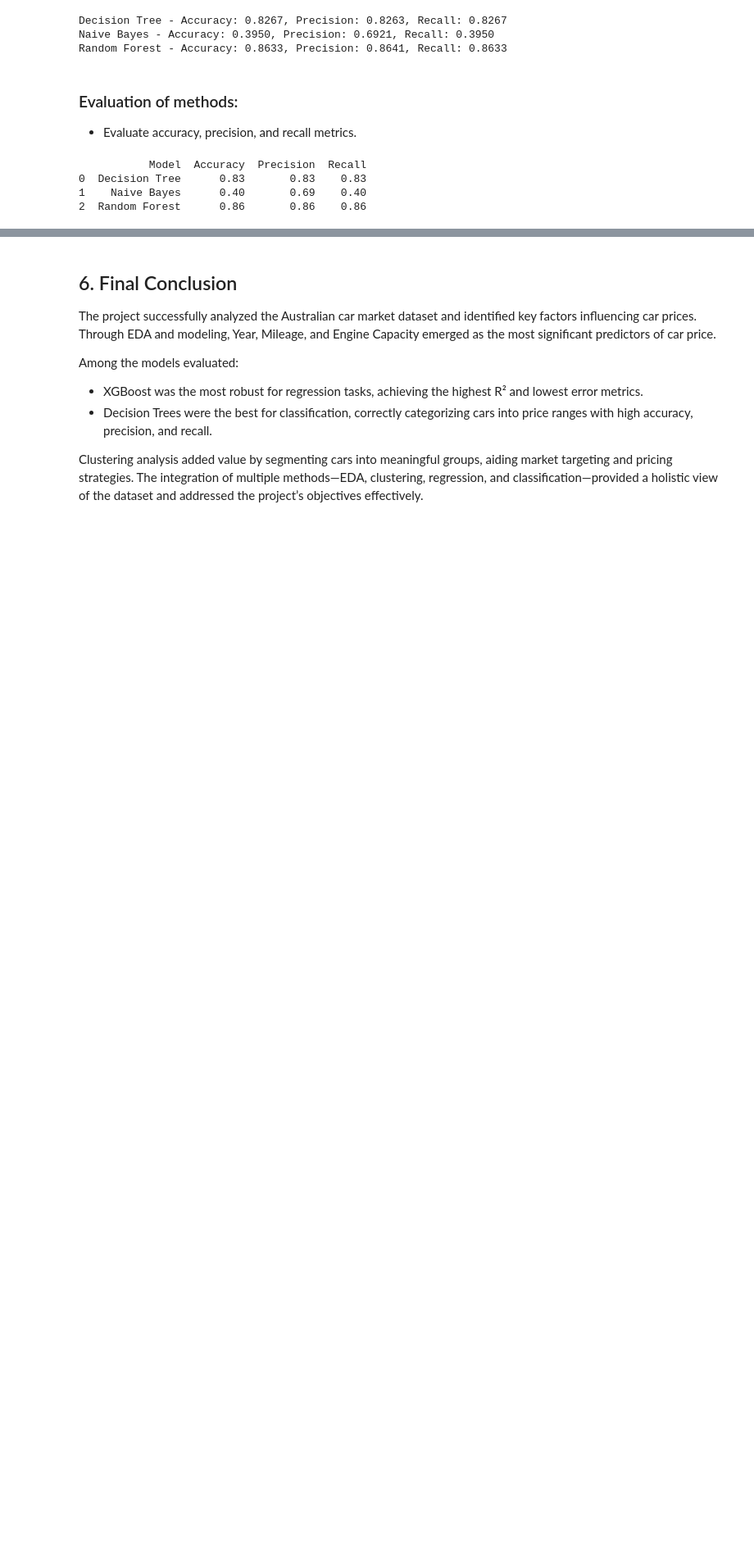
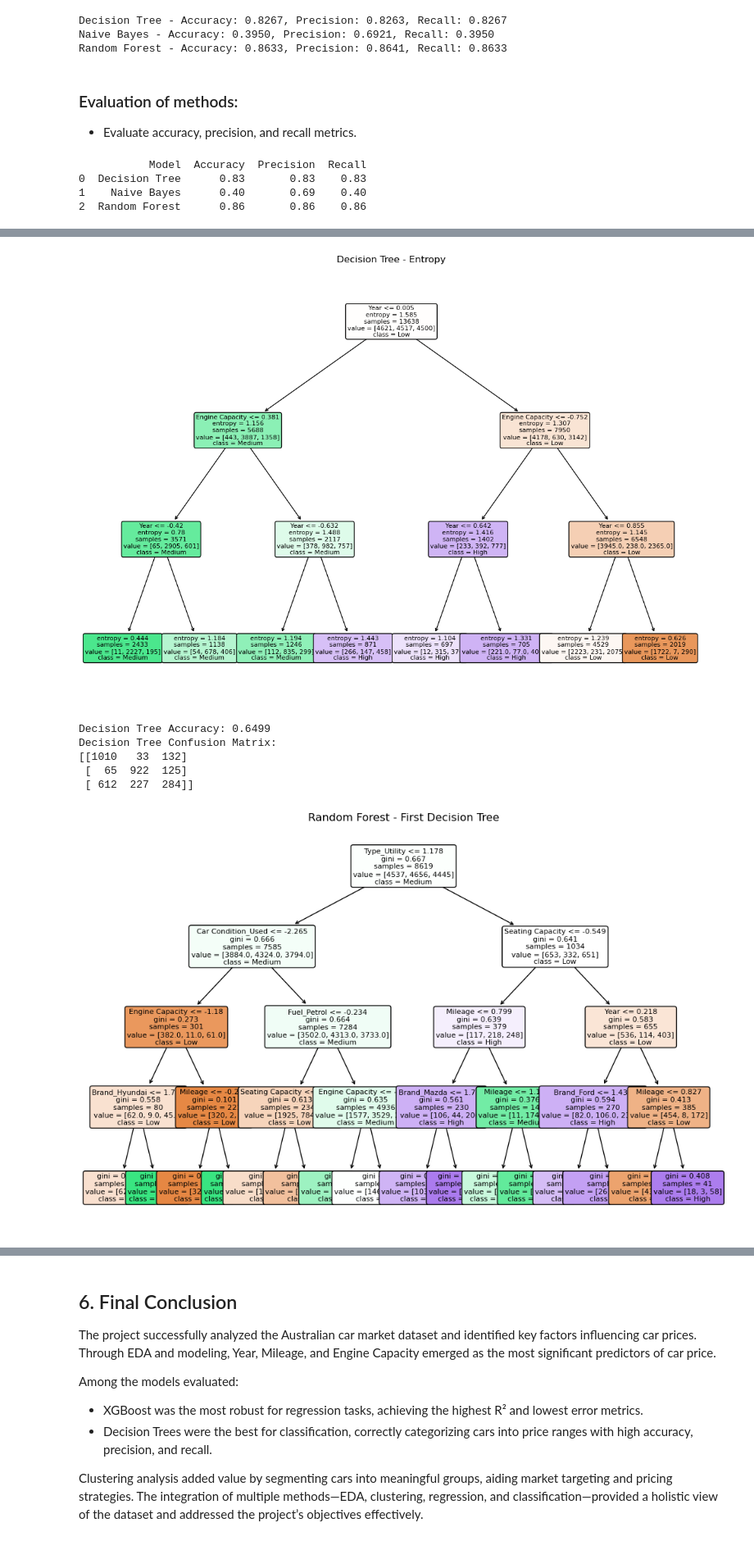
Before and after one commit to Carlos-Sibaja/CarPrice, a Jupyter notebook: Cars_Data.ipynb, the cells around one changed output, grey strips where cells are left out. Shown at 82% size. Cells and saved outputs as stored; diff of their text form; code cells hidden in the pictures; blank space fills up the shorter version.

```diff
--- a/Cars_Data.ipynb
+++ b/Cars_Data.ipynb
@@ -1158 +1169,75 @@ Random Forest Confusion Matrix:
             and recall, making it the better choice for this classification task.
+# %%
+from sklearn.tree import DecisionTreeClassifier, plot_tree
+from sklearn.ensemble import RandomForestClassifier
+from sklearn.metrics import accuracy_score, confusion_matrix
+import matplotlib.pyplot as plt
+import pandas as pd
+from sklearn.model_selection import train_test_split
+from sklearn.preprocessing import StandardScaler
+
+# Select features and target variable
+features = ['Brand', 'Year', 'Mileage', 'Type', 'Gearbox', 'Fuel', 'Car Condition', 'Engine Capacity', 'Seating Capacity']
+
+# Define the features (X) and target (y)
+X = cleaned_data[features]
+y = cleaned_data['Price_Range']
+
+# Encode categorical variables using One-Hot Encoding
+X = pd.get_dummies(X, columns=['Brand', 'Type', 'Gearbox', 'Fuel', 'Car Condition'], drop_first=True)
+
+# Split the data into training and test sets
+X_train, X_test, y_train, y_test = train_test_split(X, y, test_size=0.2, random_state=42)
+
+# Standardize features to improve model performance
+scaler = StandardScaler()
+X_train = scaler.fit_transform(X_train)
+X_test = scaler.transform(X_test)
+
+# Create and train the Decision Tree
+dtree = DecisionTreeClassifier(criterion='entropy', max_depth=3, random_state=42)
+dtree.fit(X_train, y_train)
+
+# Make predictions and calculate accuracy and confusion matrix for the Decision Tree
+dtree_pred = dtree.predict(X_test)
+dtree_accuracy = accuracy_score(y_test, dtree_pred)
+dtree_conf_matrix = confusion_matrix(y_test, dtree_pred)
+
+# Plot the Decision Tree with smaller font size
+plt.figure(figsize=(14, 10))
+plot_tree(dtree, feature_names=X.columns, class_names=['Low', 'Medium', 'High'], filled=True, rounded=True, fontsize=8)
+plt.title("Decision Tree - Entropy")
+plt.show()
+
+# Print Decision Tree accuracy and confusion matrix
+print(f"Decision Tree Accuracy: {dtree_accuracy:.4f}")
+print("Decision Tree Confusion Matrix:")
+print(dtree_conf_matrix)
+
+# Create and train the Random Forest model
+rf = RandomForestClassifier(n_estimators=100, max_depth=4, random_state=42)
+rf.fit(X_train, y_train)
+
+# Make predictions and calculate accuracy and confusion matrix for the Random Forest
+rf_pred = rf.predict(X_test)
+rf_accuracy = accuracy_score(y_test, rf_pred)
+rf_conf_matrix = confusion_matrix(y_test, rf_pred)
+
+# Plot a single tree from the Random Forest with smaller font size
+plt.figure(figsize=(12, 8))
+plot_tree(rf.estimators_[0], feature_names=X.columns, class_names=['Low', 'Medium', 'High'], filled=True, rounded=True, fontsize=8)
+plt.title("Random Forest - First Decision Tree")
+plt.show()
+
+# Print Random Forest accuracy and confusion matrix
+print(f"Random Forest Accuracy: {rf_accuracy:.4f}")
+print("Random Forest Confusion Matrix:")
+print(rf_conf_matrix)
+# %% [output]
+[figure, new version]
+Decision Tree Accuracy: 0.6499
+Decision Tree Confusion Matrix:
+[[1010   33  132]
+ [  65  922  125]
+ [ 612  227  284]]
+[figure]
```
Also changed, not shown: parts of 9 cells of this notebook, 3 other files.
